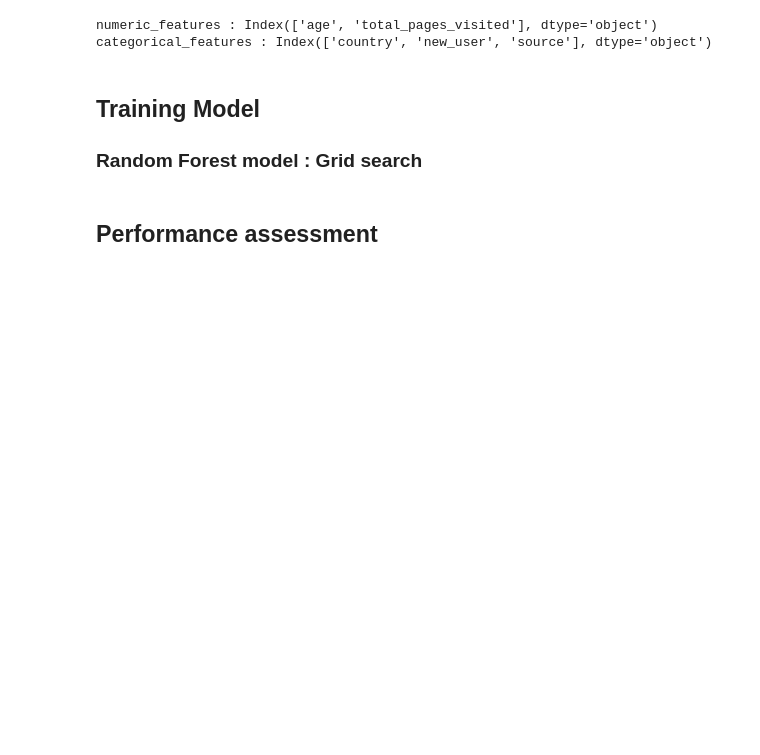
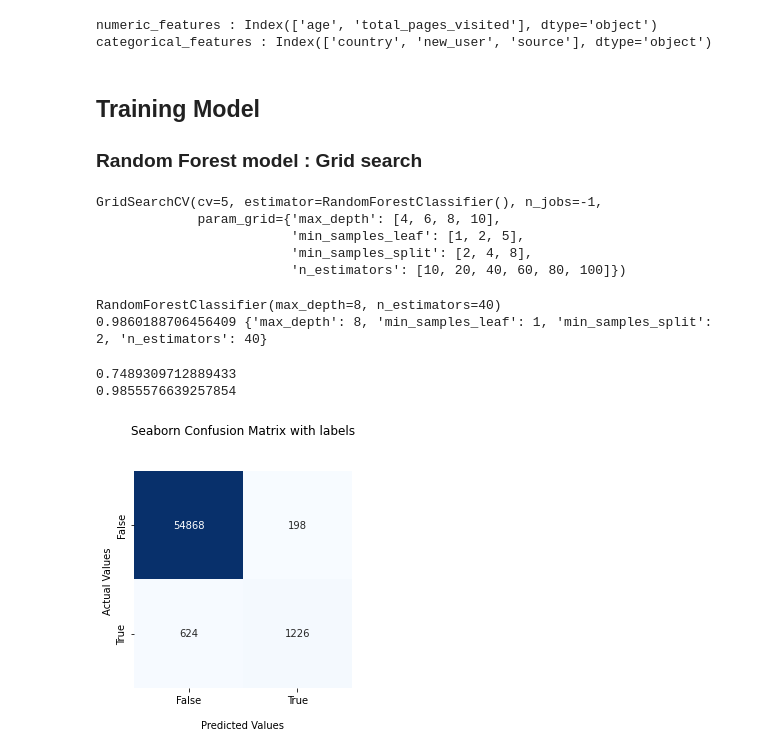
Before and after one commit to g0thier/Bloc-3, a Jupyter notebook: 02_Conversion_rate_challenge/02_Model_Prediction.ipynb, the cells around one changed output. Cells and saved outputs as stored; diff of their text form; code cells hidden in the pictures; blank space fills up the shorter version.

```diff
--- a/02_Conversion_rate_challenge/02_Model_Prediction.ipynb
+++ b/02_Conversion_rate_challenge/02_Model_Prediction.ipynb
@@ -111,7 +111,7 @@ categorical_features : Index(['country', 'new_user', 'source'], dtype='object')
 ## Training Model
 ### Random Forest model : Grid search
 # %%
-model = RandomForestRegressor()
+model = RandomForestClassifier()
 # Grid of values to be tested
 params = {
     'max_depth': [4, 6, 8, 10],
@@ -121,12 +121,15 @@ params = {
 }
 gridsearch = GridSearchCV(model, param_grid = params, cv = 5, n_jobs=-1) # cv : the number of folds to be used for CV
 gridsearch.fit(X_train, Y_train)
+# %% [output]
+GridSearchCV(cv=5, estimator=RandomForestClassifier(), n_jobs=-1,
+             param_grid={'max_depth': [4, 6, 8, 10],
+                         'min_samples_leaf': [1, 2, 5],
+                         'min_samples_split': [2, 4, 8],
+                         'n_estimators': [10, 20, 40, 60, 80, 100]})
 # %%
-forest = gridsearch.best_estimator_
-print(forest)
-
-#reg_prediction= forest.predict(Inputs_Teste)
-
-#print (gridsearch.best_score_, gridsearch.best_params_)
+print(gridsearch.best_estimator_)
+print(gridsearch.best_score_, gridsearch.best_params_)
+# %% [output]
+RandomForestClassifier(max_depth=8, n_estimators=40)
+0.9860188706456409 {'max_depth': 8, 'min_samples_leaf': 1, 'min_samples_split': 2, 'n_estimators': 40}
-# %% [markdown]
-## Performance assessment
@@ -138,0 +136,24 @@ print(forest)
+# %%
+Y_pred= gridsearch.predict(X_test)
+
+print(f1_score(Y_test, Y_pred))
+print(accuracy_score(Y_test, Y_pred))
+# %% [output]
+0.7489309712889433
+0.9855576639257854
+# %%
+matrix_confusion = confusion_matrix(Y_test, Y_pred)
+ax = sns.heatmap(matrix_confusion, square=True, annot=True, cmap='Blues', fmt='d', cbar=False)
+
+ax.set_title('Seaborn Confusion Matrix with labels\n\n');
+ax.set_xlabel('\nPredicted Values')
+ax.set_ylabel('Actual Values ');
+
+## Ticket labels - List must be in alphabetical order
+ax.xaxis.set_ticklabels(['False','True'])
+ax.yaxis.set_ticklabels(['False','True'])
+
+## Display the visualization of the Confusion Matrix.
+plt.show()
+# %% [output]
+[figure, added]
```
Also changed, not shown: parts of 3 cells of this notebook.
